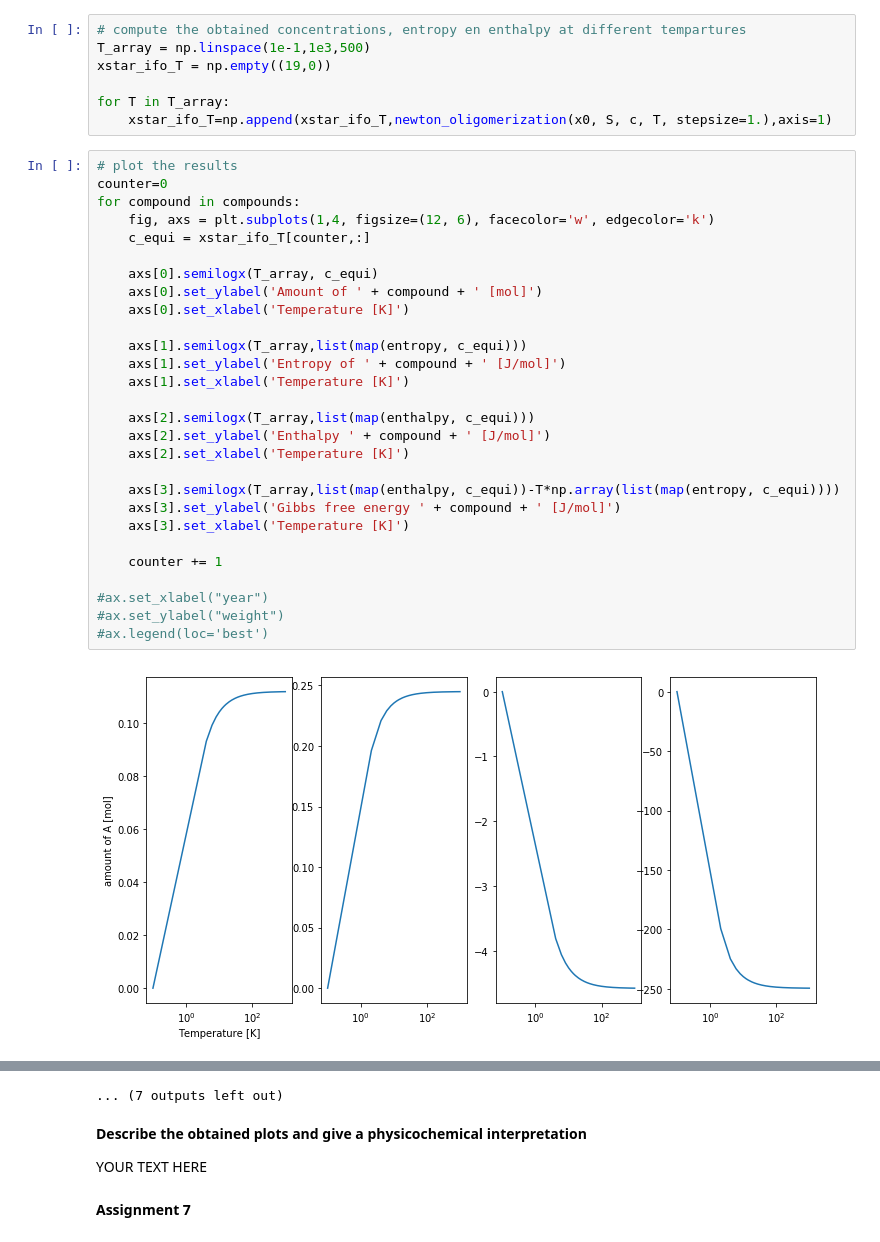
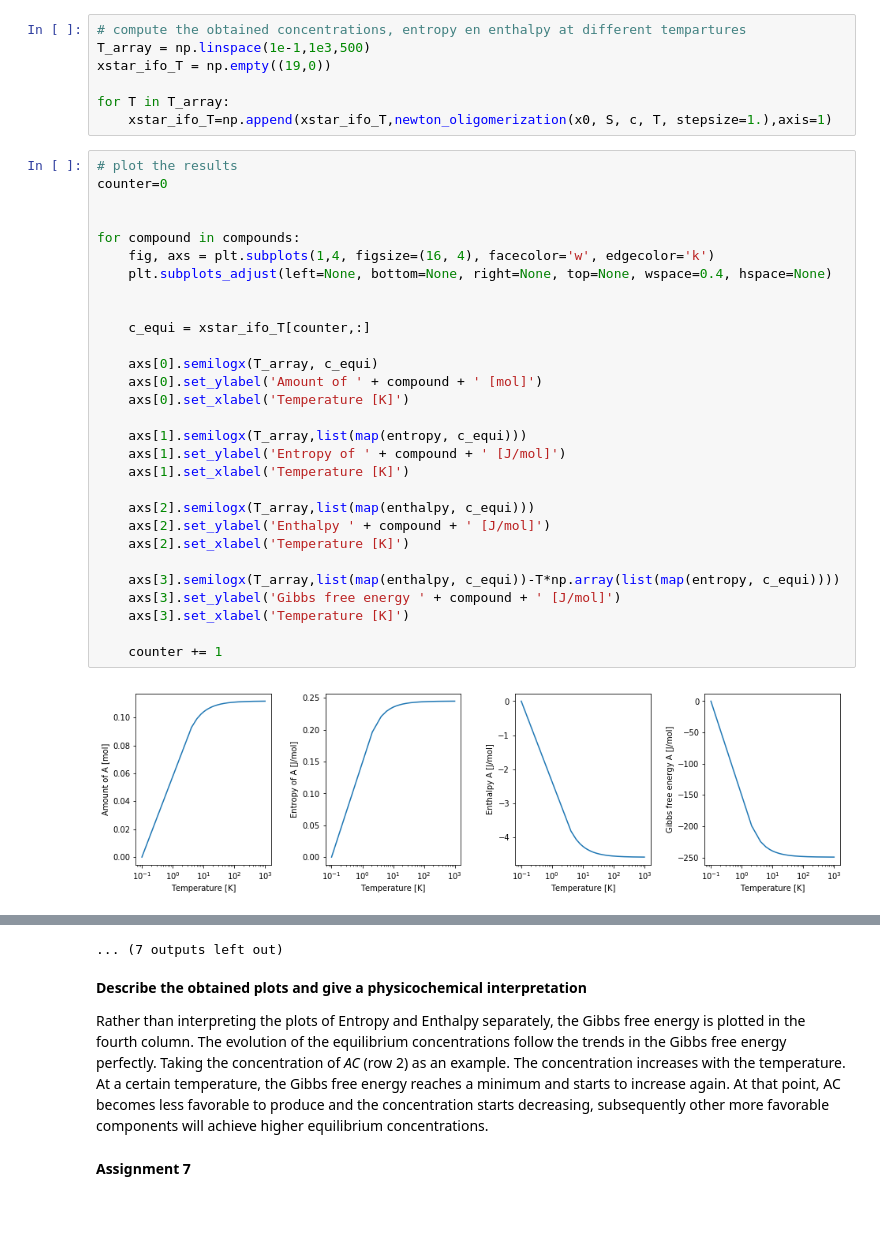
Before and after one commit to Beramos/SelectedTopicsOptimization, a Jupyter notebook: Chapters/04.ProjectConvexOptimization/Project_convex.ipynb, the cells around one changed output, grey strips where cells are left out. Cells and saved outputs as stored; diff of their text form; blank space fills up the shorter version.

Commit message:
physicochemical interpretation

```diff
--- a/Chapters/04.ProjectConvexOptimization/Project_convex.ipynb
+++ b/Chapters/04.ProjectConvexOptimization/Project_convex.ipynb
@@ -465,30 +465,31 @@ for T in T_array:
 # %%
 # plot the results
 counter=0
+
+
 for compound in compounds:
-    fig, axs = plt.subplots(1,4, figsize=(12, 6), facecolor='w', edgecolor='k')
+    fig, axs = plt.subplots(1,4, figsize=(16, 4), facecolor='w', edgecolor='k')
+    plt.subplots_adjust(left=None, bottom=None, right=None, top=None, wspace=0.4, hspace=None)
+
+
     c_equi = xstar_ifo_T[counter,:]
 
     axs[0].semilogx(T_array, c_equi)
     axs[0].set_ylabel('Amount of ' + compound + ' [mol]')
     axs[0].set_xlabel('Temperature [K]')
 
     axs[1].semilogx(T_array,list(map(entropy, c_equi)))
     axs[1].set_ylabel('Entropy of ' + compound + ' [J/mol]')
     axs[1].set_xlabel('Temperature [K]')
 
     axs[2].semilogx(T_array,list(map(enthalpy, c_equi)))
     axs[2].set_ylabel('Enthalpy ' + compound + ' [J/mol]')
     axs[2].set_xlabel('Temperature [K]')
 
     axs[3].semilogx(T_array,list(map(enthalpy, c_equi))-T*np.array(list(map(entropy, c_equi))))
     axs[3].set_ylabel('Gibbs free energy ' + compound + ' [J/mol]')
     axs[3].set_xlabel('Temperature [K]')
 
     counter += 1
-
-#ax.set_xlabel("year")
-#ax.set_ylabel("weight")
-#ax.legend(loc='best')
 # %% [output]
-[figure, old version]
+[figure, new version]
@@ -506,8 +507,8 @@ for compound in compounds:
 ... (7 outputs left out)
-# %% [markdown]
-**Describe the obtained plots and give a physicochemical interpretation**
-
-YOUR TEXT HERE
+# %% [markdown]
+**Describe the obtained plots and give a physicochemical interpretation**
+
+Rather than interpreting the plots of Entropy and Enthalpy separately, the Gibbs free energy is plotted in the fourth column. The evolution of the equilibrium concentrations follow the trends in the Gibbs free energy perfectly. Taking the concentration of *AC* (row 2) as an example. The concentration increases with the temperature. At a certain temperature, the Gibbs free energy reaches a minimum and starts to increase again. At that point, AC becomes less favorable to produce and the concentration starts decreasing, subsequently other more favorable components will achieve higher equilibrium concentrations.
 # %% [markdown]
 **Assignment 7**
 # %%
```
Also changed, not shown: parts of 1 cell of this notebook.
